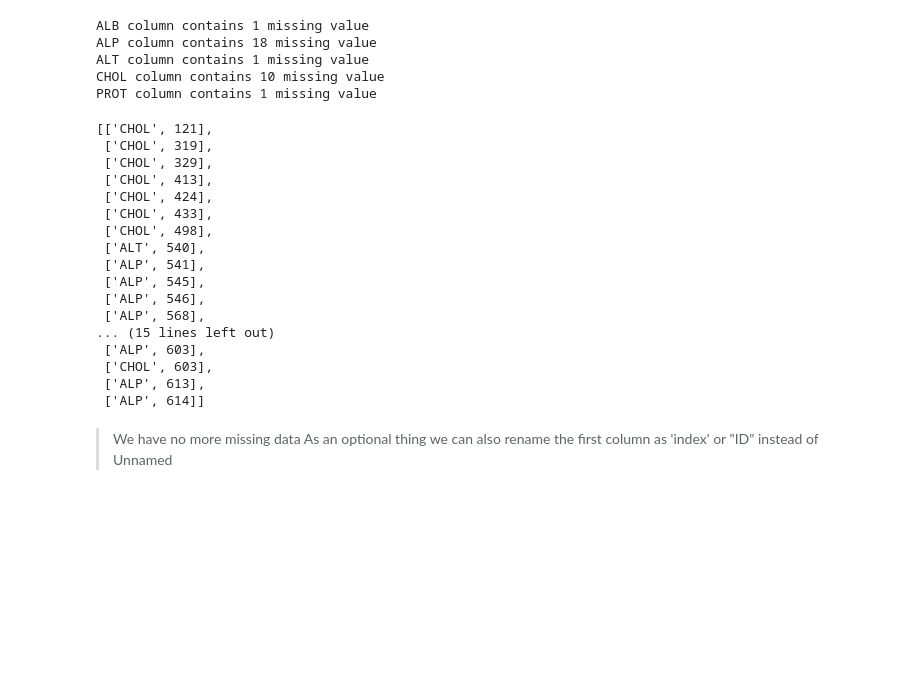
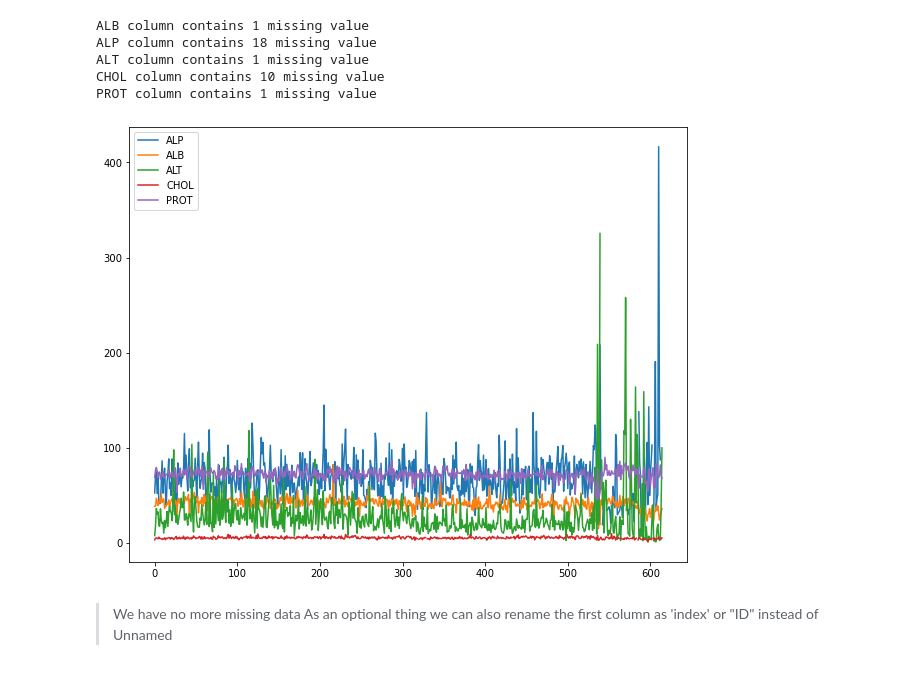
Before and after one commit to error510/unit3_Project, a Jupyter notebook: 1. Data cleaning.ipynb, the cells around one changed output. Cells and saved outputs as stored; diff of their text form; code cells hidden in the pictures; blank space fills up the shorter version.

```diff
--- a/1. Data cleaning.ipynb
+++ b/1. Data cleaning.ipynb
@@ -89,6 +104,32 @@ ALP column contains 18 missing value
 ALT column contains 1 missing value
 CHOL column contains 10 missing value
 PROT column contains 1 missing value
+# %%
+import matplotlib.pyplot as plt
+plt.figure(figsize = (10,8))
+
+#whene we have high variance we replace mv by the mode and when we have low variance we replace it by the mean
+
+plt.plot(data['ALP'] , label = "ALP")
+data['ALP'].fillna(data['ALP'].mode()[0] , inplace = True )
+
+plt.plot(data['ALB'], label = "ALB")
+data['ALB'].fillna(data['ALB'].mode()[0] , inplace = True )
+
+plt.plot(data['ALT'], label = "ALT")
+data['ALT'].fillna(data['ALT'].mean() , inplace = True )
+
+plt.plot(data['CHOL'], label = "CHOL")
+data['CHOL'].fillna(data['CHOL'].mean() , inplace = True )
+
+plt.plot(data['PROT'], label = "PROT")
+data['PROT'].fillna(data['PROT'].mean(), inplace = True )
+
+
+plt.legend()
+plt.show()
+# %% [output]
+[figure, added]
 # %%
 #treating cases :
 # function to get rows that are close in values with the missing value we want to fill than return the average of their
@@ -113,30 +154,12 @@ def getnearest(row,column_name,step) :
 # %%
 #geting missing r&c whith nans
-import math
-col_row_nan = list()
-for i, r in data.iterrows():
-    is_nan_series = r.isnull()
-    if is_nan_series.any():
-        for c in data.columns :
-            if math.isnan(data[c][i]) :
-                col_row_nan.append([c,i])
-col_row_nan
+#import math
+#col_row_nan = list()
+#for i, r in data.iterrows():
+#    is_nan_series = r.isnull()
+#    if is_nan_series.any():
+#        for c in data.columns :
+#            if math.isnan(data[c][i]) :
+#                col_row_nan.append([c,i])
+#col_row_nan
-# %% [output]
-[['CHOL', 121],
- ['CHOL', 319],
- ['CHOL', 329],
- ['CHOL', 413],
- ['CHOL', 424],
- ['CHOL', 433],
- ['CHOL', 498],
- ['ALT', 540],
- ['ALP', 541],
- ['ALP', 545],
- ['ALP', 546],
- ['ALP', 568],
-... (15 lines left out)
- ['ALP', 603],
- ['CHOL', 603],
- ['ALP', 613],
- ['ALP', 614]]
 # %%
```
Also changed, not shown: parts of 4 cells of this notebook, 1 other file.
